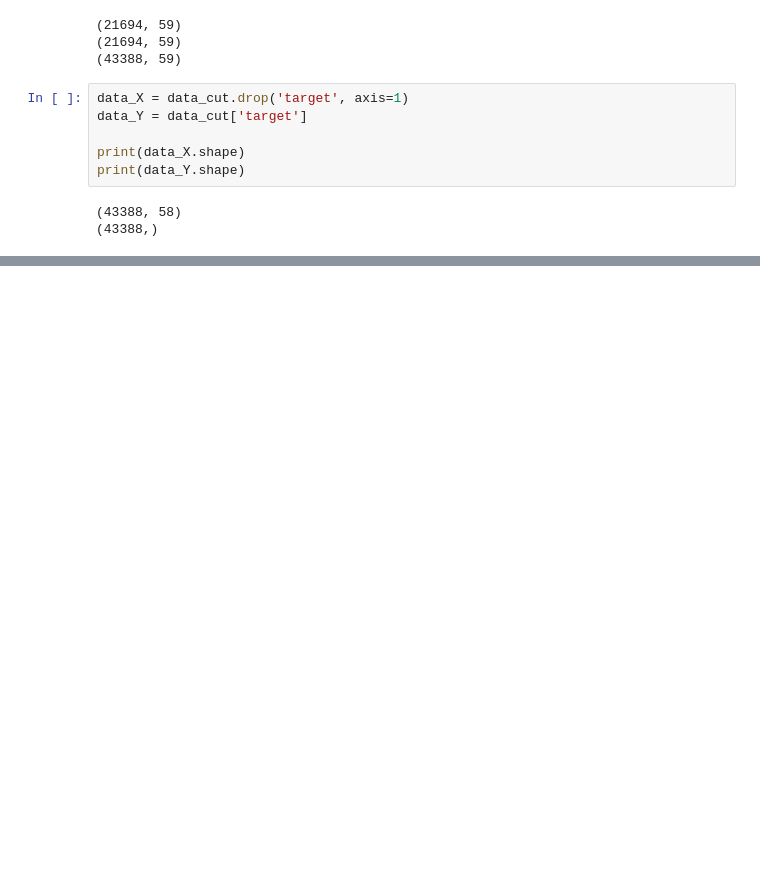
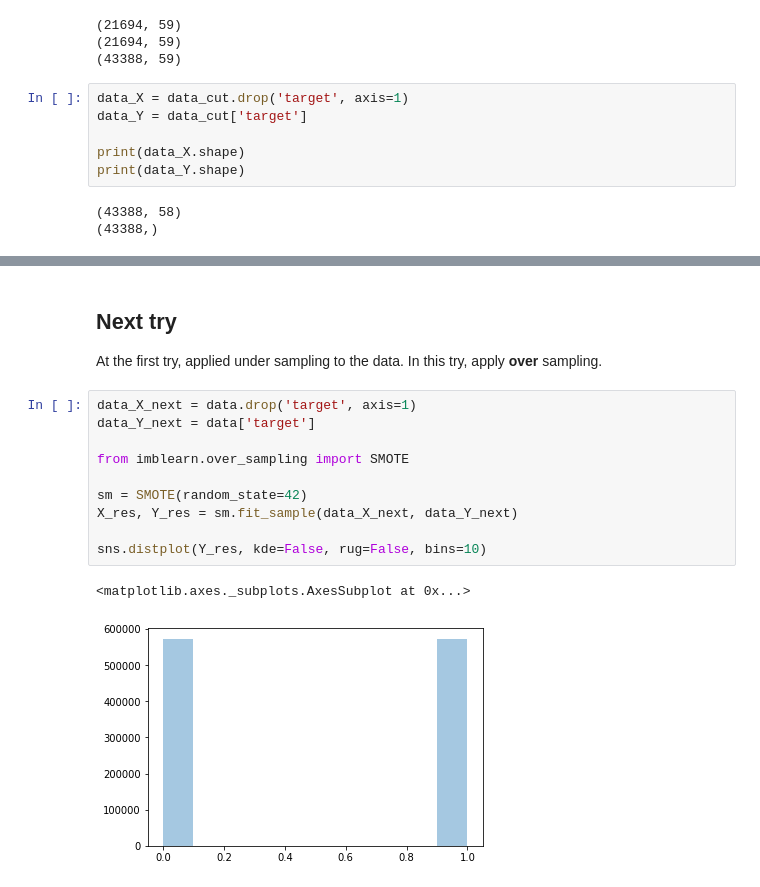
Before and after one commit to okihayashi/kaggle, a Jupyter notebook: safe_driver_prediction/safe_driver.ipynb, the cells around one changed output, grey strips where cells are left out. Saved outputs shown, nothing was run; the diff lists cells and outputs as text; blank space fills up the shorter version.

Commit message:
try over sampling

```diff
--- a/safe_driver_prediction/safe_driver.ipynb
+++ b/safe_driver_prediction/safe_driver.ipynb
@@ -121,0 +124,17 @@ avg / total       0.55      0.54      0.54      8678
+# %% [markdown]
+## Next try
+At the first try, applied under sampling to the data.
+In this try, apply **over** sampling.
+# %%
+data_X_next = data.drop('target', axis=1)
+data_Y_next = data['target']
+
+from imblearn.over_sampling import SMOTE
+
+sm = SMOTE(random_state=42)
+X_res, Y_res = sm.fit_sample(data_X_next, data_Y_next)
+
+sns.distplot(Y_res, kde=False, rug=False, bins=10)
+# %% [output]
+<matplotlib.axes._subplots.AxesSubplot at 0x...>
+[figure, added]
```
Also changed, not shown: parts of 6 cells of this notebook.
